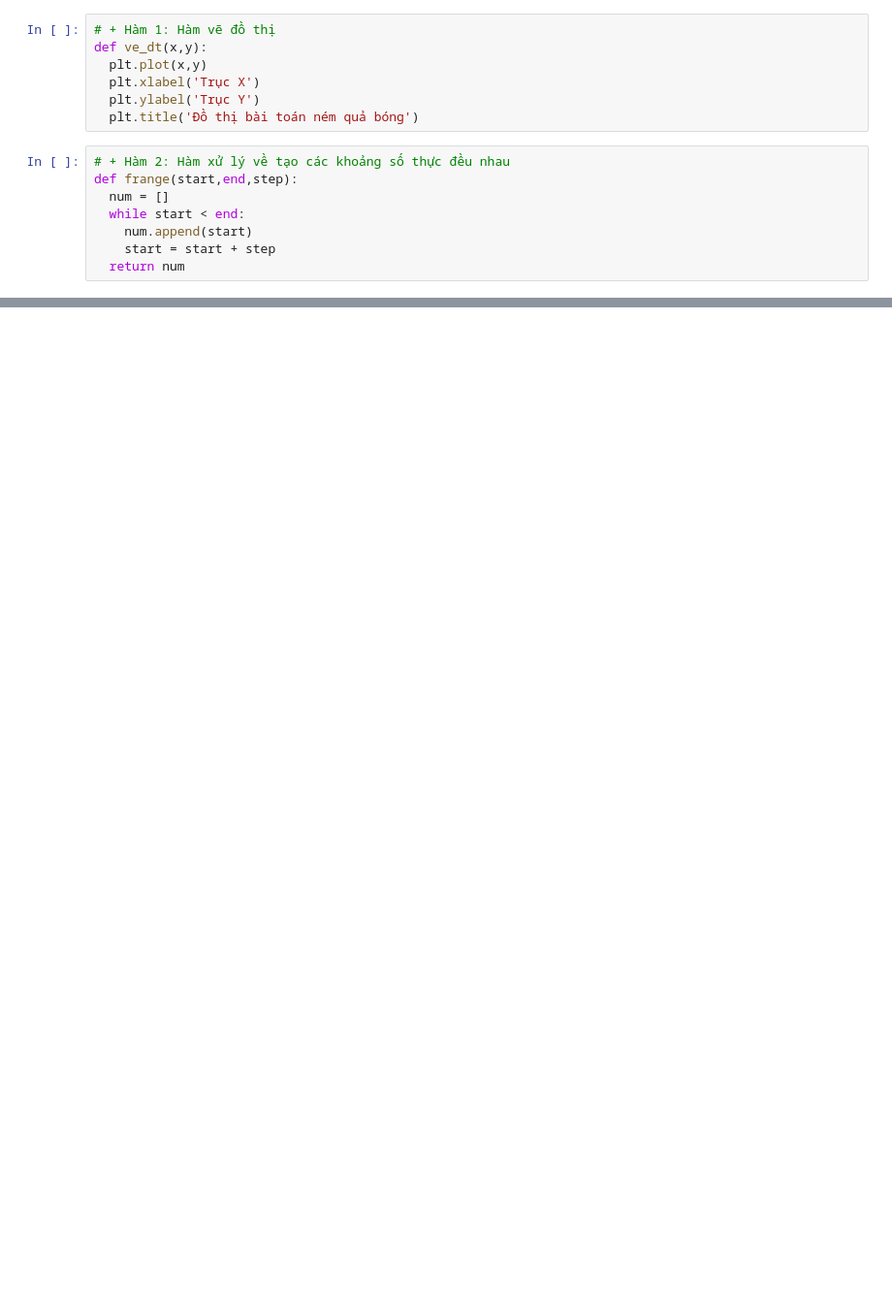
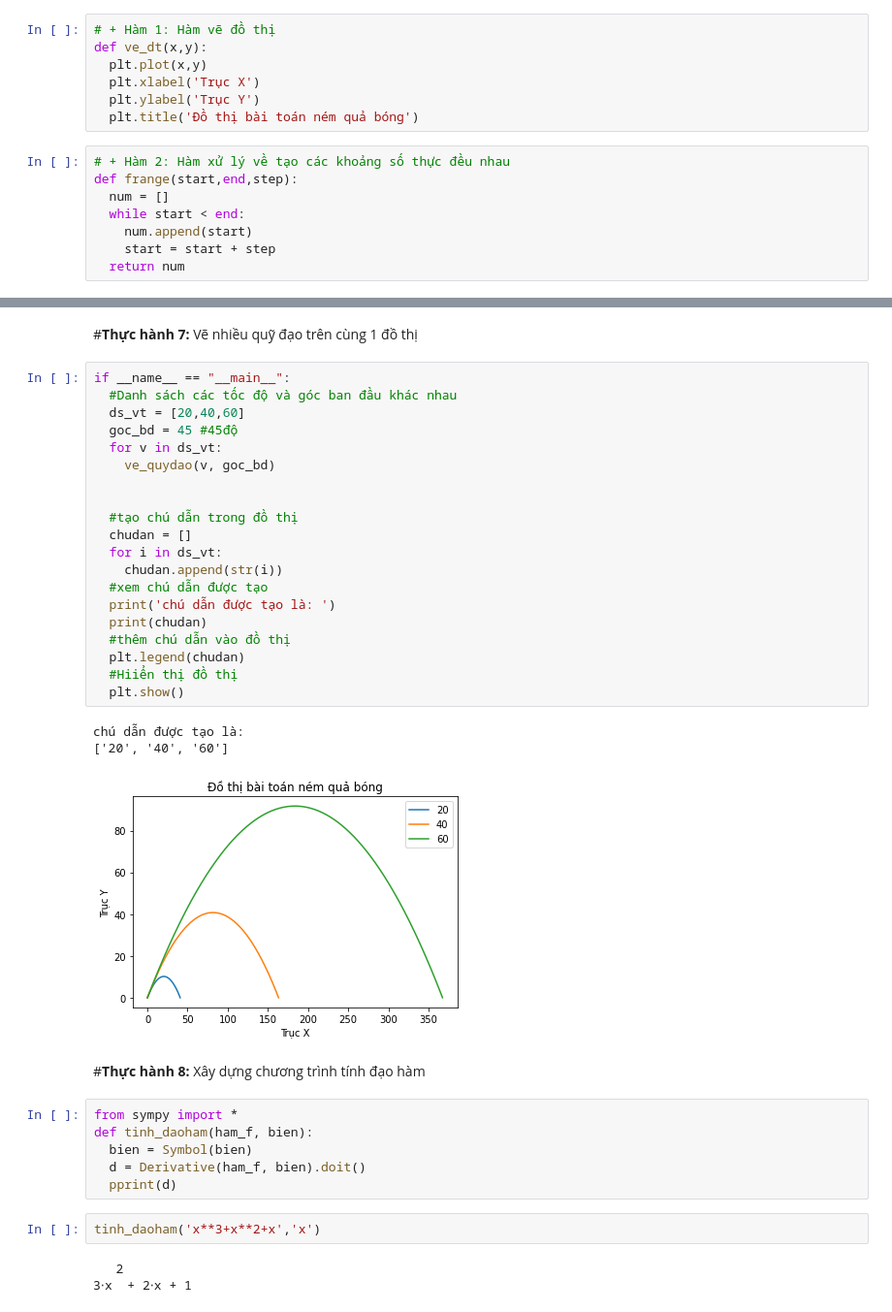
Before and after one commit to Thaitam/ThuchanhtoanCC, a Jupyter notebook: chuong_3.ipynb, the cells around one changed output, grey strips where cells are left out. Shown: that part at 97% size. Cells and saved outputs as stored; diff of their text form; blank space fills up the shorter version.

Commit message:
Được tạo bằng Colaboratory

```diff
--- a/chuong_3.ipynb
+++ b/chuong_3.ipynb
@@ -171,0 +197,39 @@ ve_quydao
+# %% [markdown]
+#**Thực hành 7:** Vẽ nhiều quỹ đạo trên cùng 1 đồ thị
+# %%
+if __name__ == "__main__":
+  #Danh sách các tốc độ và góc ban đầu khác nhau
+  ds_vt = [20,40,60]
+  goc_bd = 45 #45độ
+  for v in ds_vt:
+    ve_quydao(v, goc_bd)
+
+
+  #tạo chú dẫn trong đồ thị
+  chudan = []
+  for i in ds_vt:
+    chudan.append(str(i))
+  #xem chú dẫn được tạo
+  print('chú dẫn được tạo là: ')
+  print(chudan)
+  #thêm chú dẫn vào đồ thị
+  plt.legend(chudan)
+  #Hiiển thị đồ thị
+  plt.show()
+# %% [output]
+chú dẫn được tạo là:
+['20', '40', '60']
+[figure, added]
+# %% [markdown]
+#**Thực hành 8:** Xây dựng chương trình tính đạo hàm
+# %%
+from sympy import *
+def tinh_daoham(ham_f, bien):
+  bien = Symbol(bien)
+  d = Derivative(ham_f, bien).doit()
+  pprint(d)
+# %%
+tinh_daoham('x**3+x**2+x','x')
+# %% [output]
+   2
+3⋅x  + 2⋅x + 1
```
Also changed, not shown: parts of 25 cells of this notebook.
